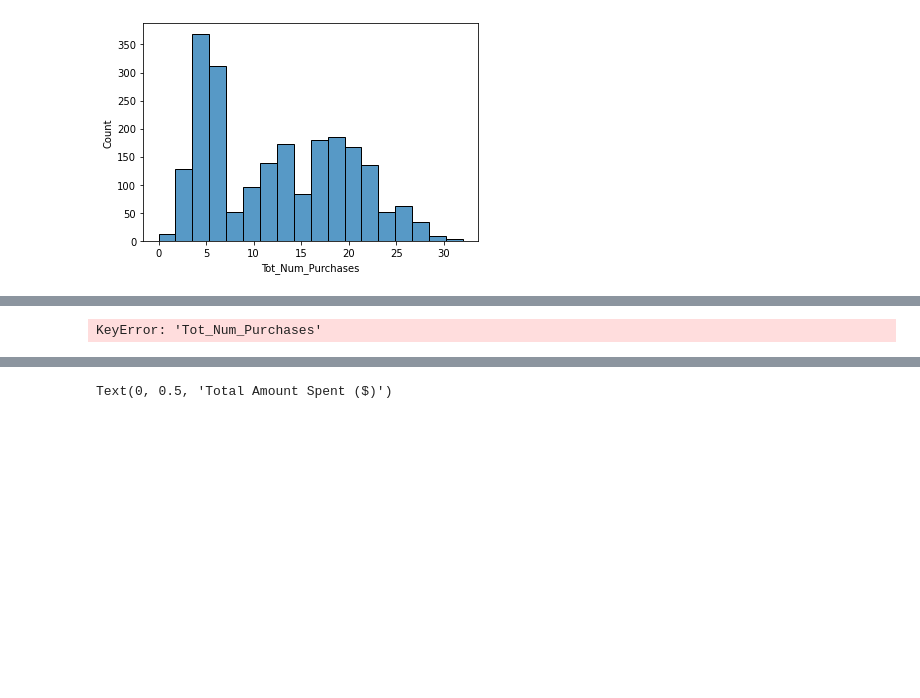
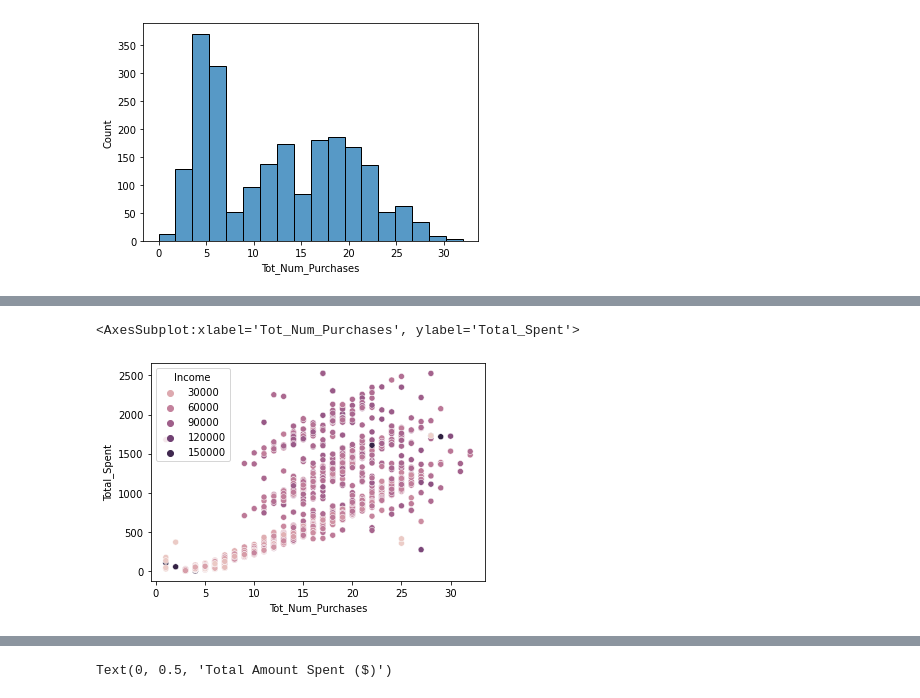
Before and after one commit to jma199/business-marketing-case-study, a Jupyter notebook: 1 eda.ipynb, the cells around one changed output, grey strips where cells are left out. Saved outputs shown, nothing was run; the diff lists cells and outputs as text; code cells hidden in the pictures; blank space fills up the shorter version.

```diff
--- a/1 eda.ipynb
+++ b/1 eda.ipynb
@@ -519,10 +500,11 @@ KeyError: 'Tot_Num_Purchases'
 # %%
 # What is the average number of purchases for customers
 data['Tot_Num_Purchases'].replace(0, np.nan, inplace=True)
 data['Tot_Num_Purchases'].fillna(data['Tot_Num_Purchases'].mode().iloc[0], inplace=True)
-# len(data[data['Tot_Num_Purchases'].isna()])
+len(data[data['Tot_Num_Purchases'].isna()])
 
 # plot total_spent vs tot number of purchases
-sns.scatterplot(x="Tot_Num_Purchases", y="Total_Spent", data=data, hue='Income')
+# sns.scatterplot(x="Tot_Num_Purchases", y="Total_Spent", data=data, hue='Income')
 # %% [output]
-KeyError: 'Tot_Num_Purchases'
+<AxesSubplot:xlabel='Tot_Num_Purchases', ylabel='Total_Spent'>
+[figure, added]
```
Also changed, not shown: parts of 30 cells of this notebook, 1 other file.
